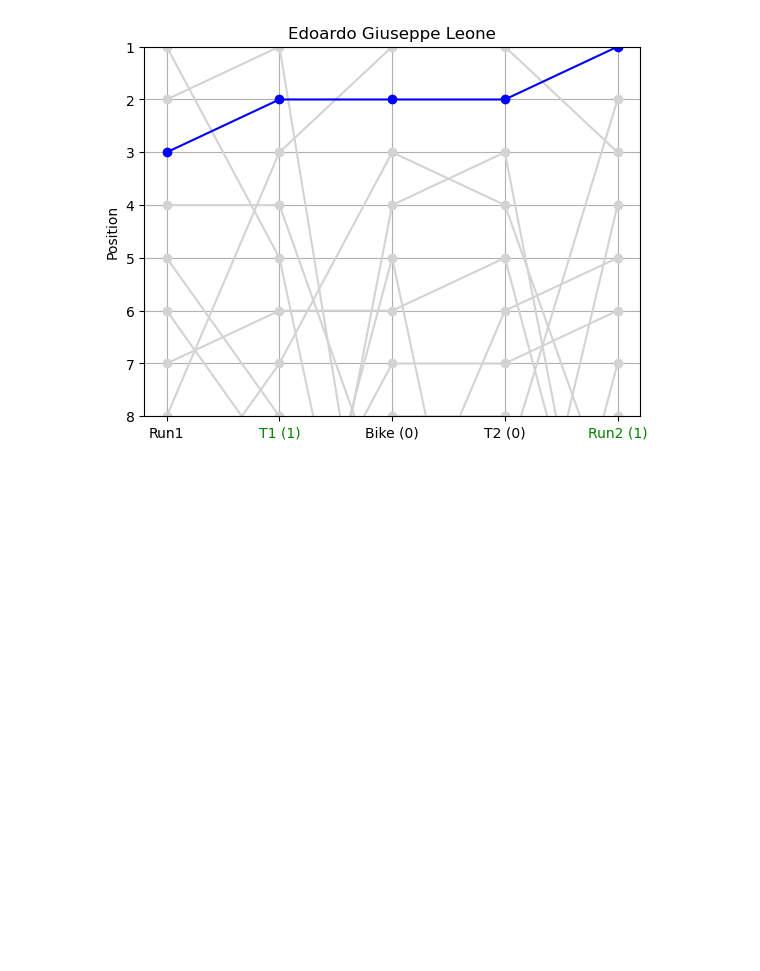
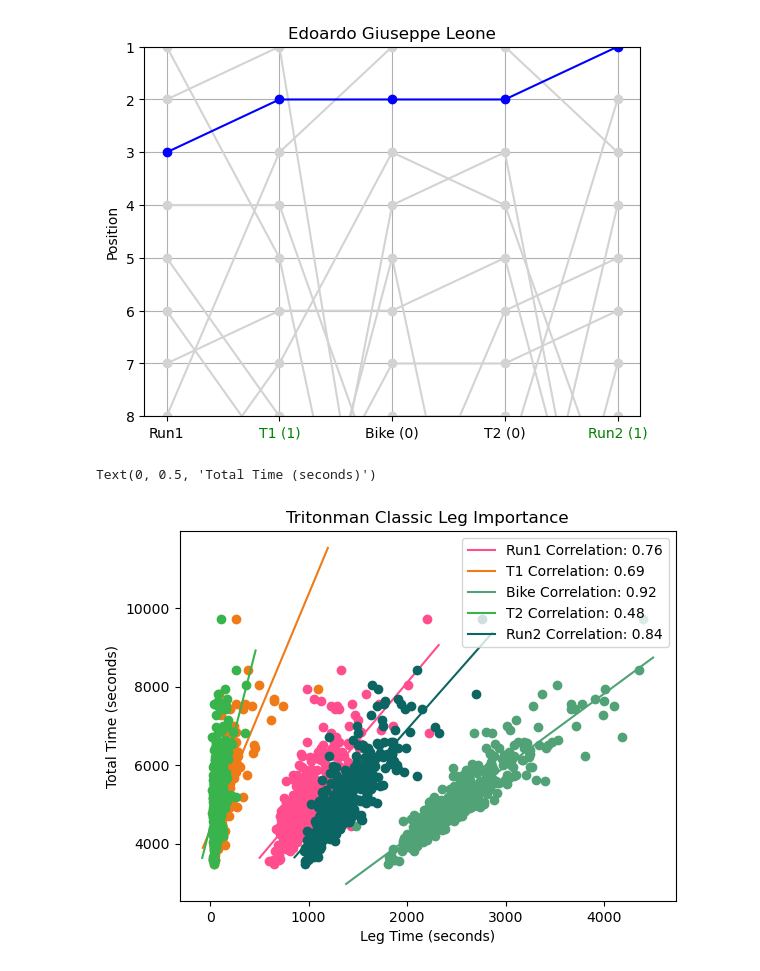
Before and after one commit to lukasrhoades/enduro-hub, a Jupyter notebook: tritonman.ipynb, the cells around one changed output. Cells and saved outputs as stored; diff of their text form; code cells hidden in the pictures; blank space fills up the shorter version.

```diff
--- a/tritonman.ipynb
+++ b/tritonman.ipynb
@@ -285,3 +291,32 @@ get_place_chart(dl_women, "Female", "Josie Goodson")
 get_place_chart(test, "Male", "Edoardo Giuseppe Leone")
 # %% [output]
 [figure]
+# %%
+def lin_reg(df, leg):
+    import numpy as np
+    from sklearn.linear_model import LinearRegression
+    from sklearn.feature_selection import r_regression
+    x = np.array(df[leg].dt.total_seconds())
+    y = np.array(df.Total.dt.total_seconds())
+    color = (random.random(), random.random(), random.random())
+    model = LinearRegression()
+    model.fit(x[:,np.newaxis], y)
+    xfit = np.linspace(x.min() - 100, x.max() + 100, len(x))
+    yfit = model.predict(xfit[:,np.newaxis])
+    plt.plot(xfit, yfit, color=color,
+             label=f"{leg} Correlation: {r_regression(x[:,np.newaxis], y)[0]:.2f}")
+    plt.plot(x, y, 'o', color=color)
+# %%
+classic_test_lr = to_timedelta(classic)
+classic_test_lr.dropna(inplace=True)
+legs = ["Run1", "T1", "Bike", "T2", "Run2"]
+for leg in legs:
+    lin_reg(classic_test_lr, leg)
+plt.legend();
+ax = plt.gca()
+ax.set_title("Tritonman Classic Leg Importance")
+ax.set_xlabel("Leg Time (seconds)")
+ax.set_ylabel("Total Time (seconds)")
+# %% [output]
+Text(0, 0.5, 'Total Time (seconds)')
+[figure, added]
```
Also changed, not shown: parts of 7 cells of this notebook.
